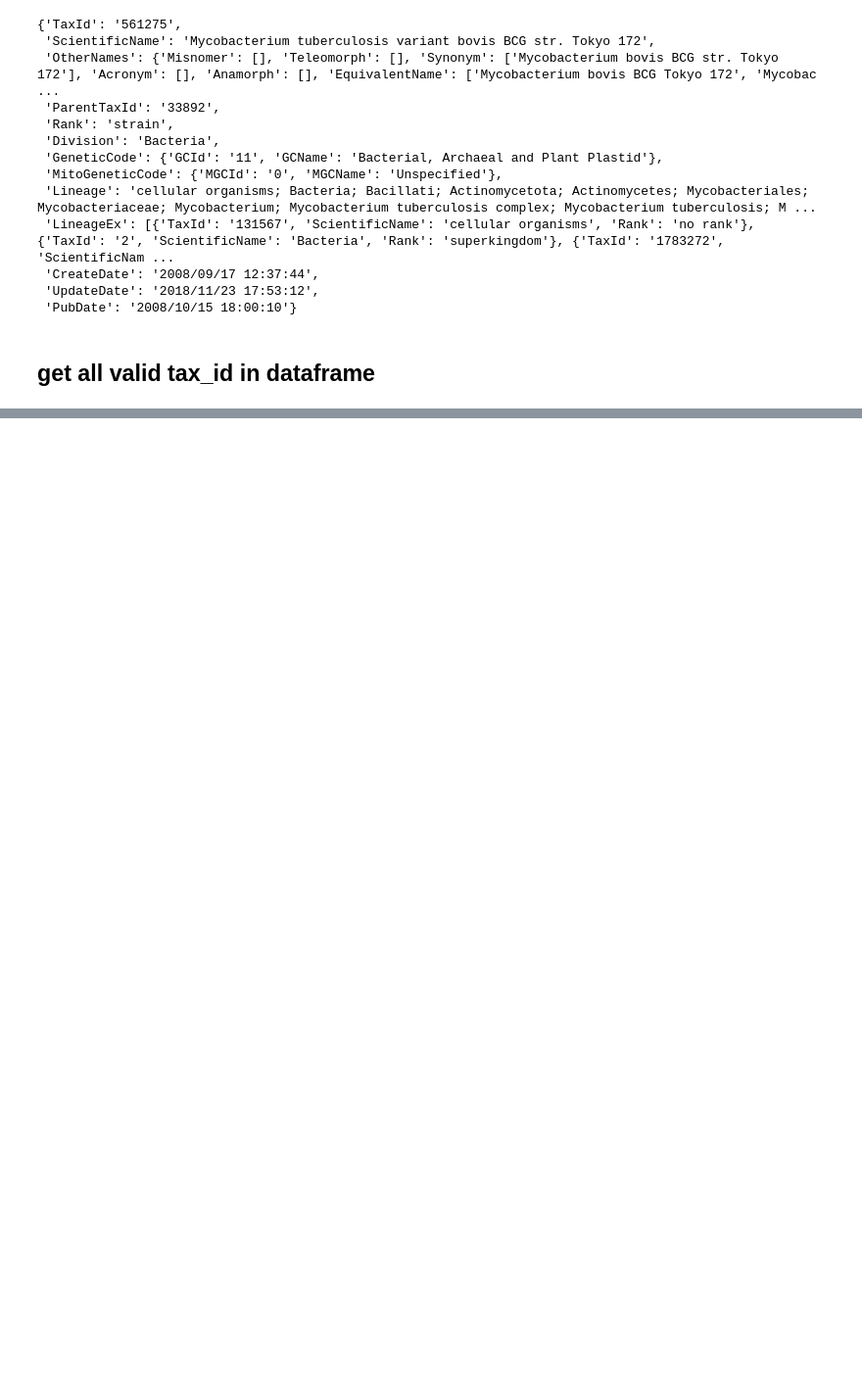
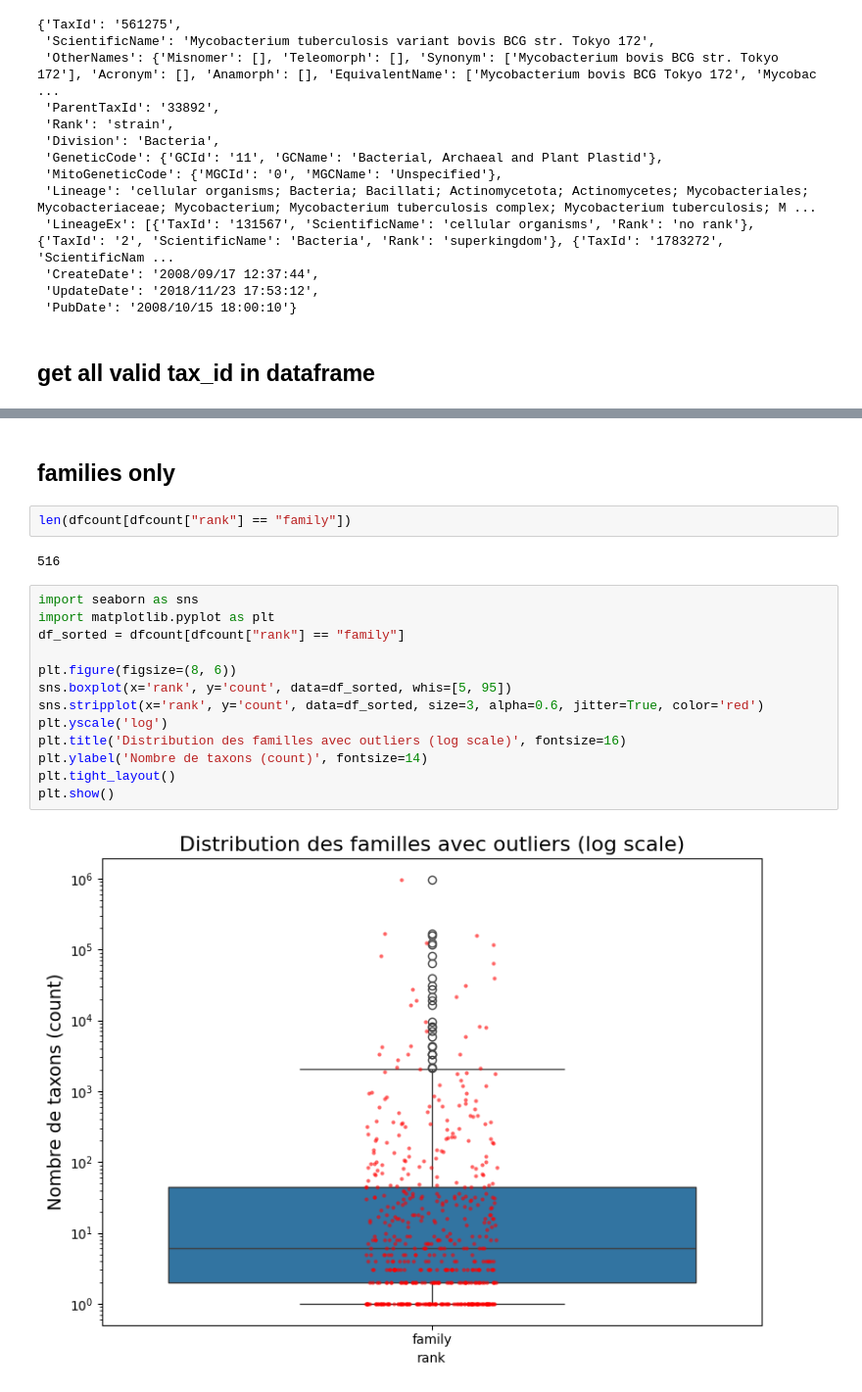
Before and after one commit to dubssieg/wisp, a Jupyter notebook: get_dataset/AllTheBacteria/stat_allthebacteria.ipynb, the cells around one changed output, grey strips where cells are left out. Shown at 98% size. Saved outputs shown, nothing was run; the diff lists cells and outputs as text; blank space fills up the shorter version.

Commit message:
metadata exploration: plots + bugfixes

```diff
--- a/get_dataset/AllTheBacteria/stat_allthebacteria.ipynb
+++ b/get_dataset/AllTheBacteria/stat_allthebacteria.ipynb
@@ -311,0 +318,21 @@ dfcount
+# %% [markdown]
+## families only
+# %%
+len(dfcount[dfcount["rank"] == "family"])
+# %% [output]
+516
+# %%
+import seaborn as sns
+import matplotlib.pyplot as plt
+df_sorted = dfcount[dfcount["rank"] == "family"]
+
+plt.figure(figsize=(8, 6))
+sns.boxplot(x='rank', y='count', data=df_sorted, whis=[5, 95])
+sns.stripplot(x='rank', y='count', data=df_sorted, size=3, alpha=0.6, jitter=True, color='red')
+plt.yscale('log')
+plt.title('Distribution des familles avec outliers (log scale)', fontsize=16)
+plt.ylabel('Nombre de taxons (count)', fontsize=14)
+plt.tight_layout()
+plt.show()
+# %% [output]
+[figure, added]
```
Also changed, not shown: parts of 19 cells of this notebook, 1 other file.
